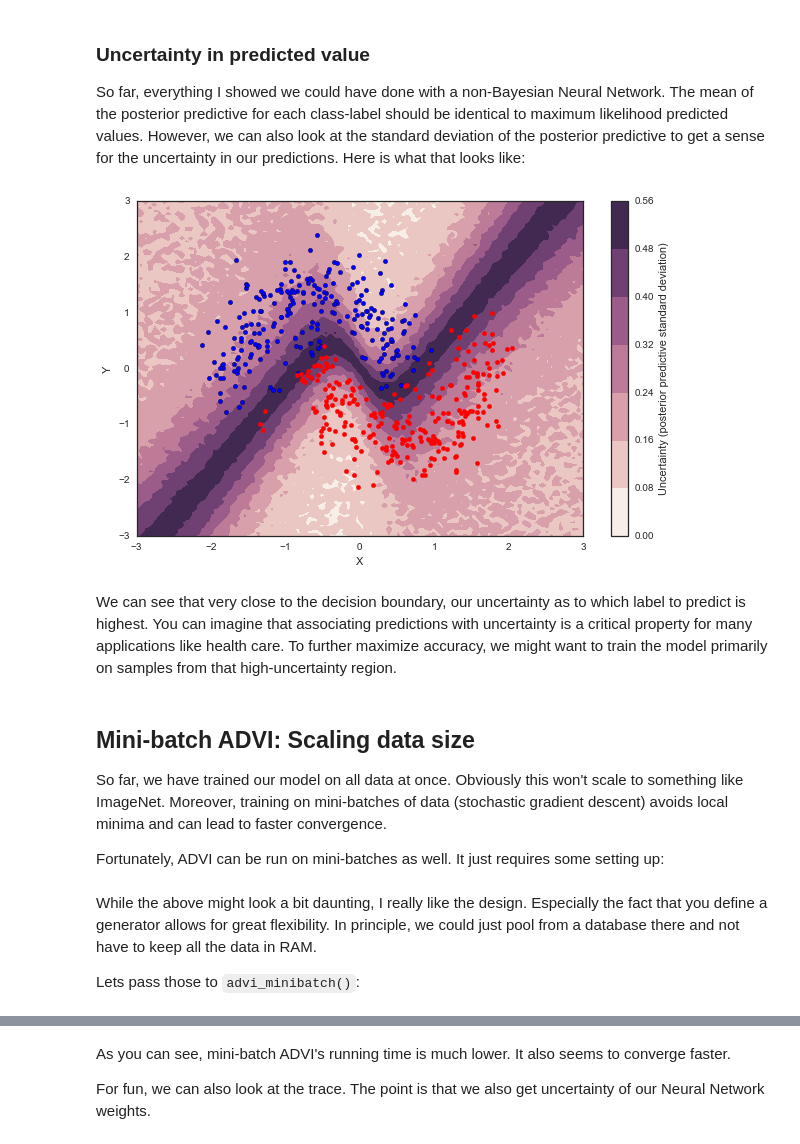
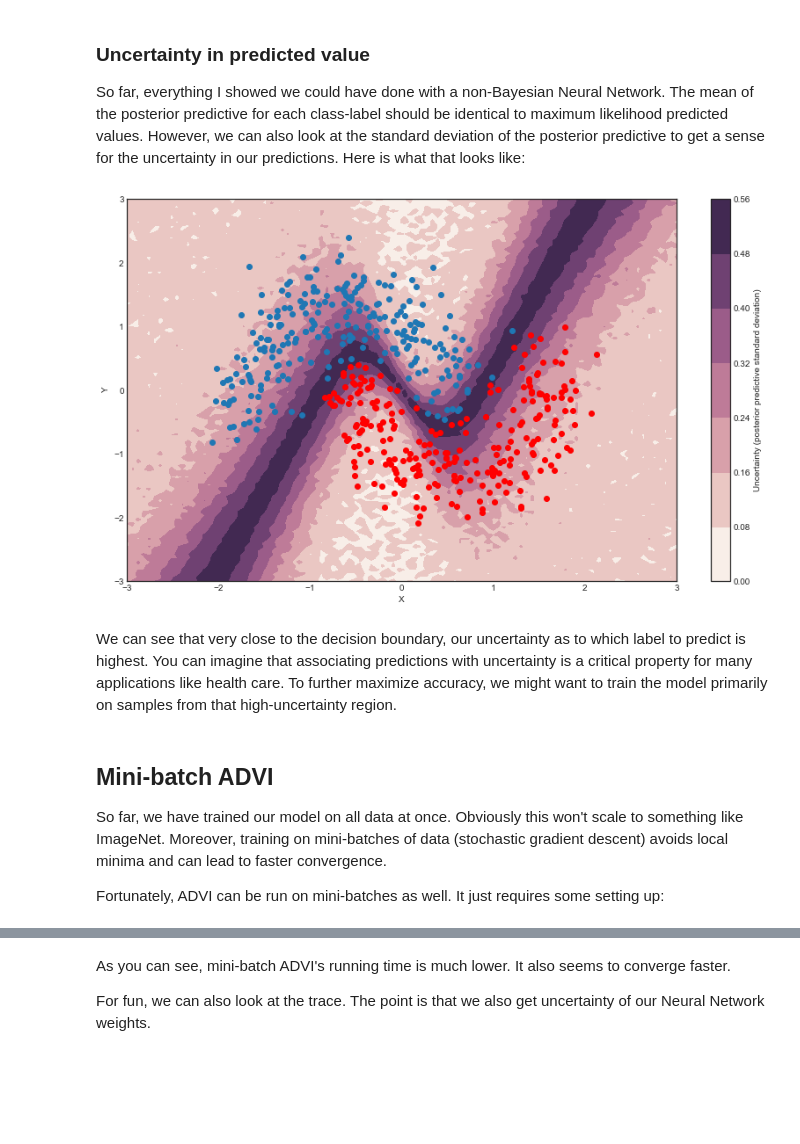
Before and after one commit to twiecki/WhileMyMCMCGentlySamples, a Jupyter notebook: content/downloads/notebooks/bayesian_neural_network.ipynb, the cells around one changed output, grey strips where cells are left out. Drawn from its saved outputs; the diff is of its cells as text; code cells hidden in the pictures; blank space fills up the shorter version.

```diff
--- a/content/downloads/notebooks/bayesian_neural_network.ipynb
+++ b/content/downloads/notebooks/bayesian_neural_network.ipynb
@@ -264,0 +150,2 @@ with neural_network:
+# %%
+trace = approx.sample(draws=5000)
@@ -267,10 +162,10 @@ Now that we trained our model, lets predict on the hold-out set using a posterio
 # %%
-# Replace shared variables with testing set
+# Replace arrays our NN references with the test data
 ann_input.set_value(X_test)
 ann_output.set_value(Y_test)
 
-# Creater posterior predictive samples
-ppc = pm.sample_ppc(trace, model=neural_network, samples=500)
+with neural_network:
+    ppc = pm.sample_ppc(trace, samples=500, progressbar=False)
 
 # Use probability of > 0.5 to assume prediction of class 1
 pred = ppc['out'].mean(axis=0) > 0.5
@@ -292,11 +189,15 @@ Hey, our neural network did all right!
 ## Lets look at what the classifier has learned
 
 For this, we evaluate the class probability predictions on a grid over the whole input space.
+# %%
+grid = pm.floatX(np.mgrid[-3:3:100j,-3:3:100j])
+grid_2d = grid.reshape(2, -1).T
+dummy_out = np.ones(grid.shape[1], dtype=np.int8)
 # %%
 ann_input.set_value(grid_2d)
 ann_output.set_value(dummy_out)
 
-# Creater posterior predictive samples
-ppc = pm.sample_ppc(trace, model=neural_network, samples=500)
+with neural_network:
+    ppc = pm.sample_ppc(trace, samples=500, progressbar=False)
 # %% [markdown]
 ### Probability surface
@@ -306,19 +218,19 @@ ppc = pm.sample_ppc(trace, model=neural_network, samples=500)
 So far, everything I showed we could have done with a non-Bayesian Neural Network. The mean of the posterior predictive for each class-label should be identical to maximum likelihood predicted values. However, we can also look at the standard deviation of the posterior predictive to get a sense for the uncertainty in our predictions. Here is what that looks like:
 # %%
 cmap = sns.cubehelix_palette(light=1, as_cmap=True)
-fig, ax = plt.subplots(figsize=(10, 6))
-contour = ax.contourf(X, Y, ppc['out'].std(axis=0).reshape(100, 100), cmap=cmap)
+fig, ax = plt.subplots(figsize=(14, 8))
+contour = ax.contourf(grid[0], grid[1], ppc['out'].std(axis=0).reshape(100, 100), cmap=cmap)
 ax.scatter(X_test[pred==0, 0], X_test[pred==0, 1])
 ax.scatter(X_test[pred==1, 0], X_test[pred==1, 1], color='r')
 cbar = plt.colorbar(contour, ax=ax)
 _ = ax.set(xlim=(-3, 3), ylim=(-3, 3), xlabel='X', ylabel='Y');
 cbar.ax.set_ylabel('Uncertainty (posterior predictive standard deviation)');
 # %% [output]
-[figure, old version]
+[figure, new version]
 # %% [markdown]
 We can see that very close to the decision boundary, our uncertainty as to which label to predict is highest. You can imagine that associating predictions with uncertainty is a critical property for many applications like health care. To further maximize accuracy, we might want to train the model primarily on samples from that high-uncertainty region.
 # %% [markdown]
-## Mini-batch ADVI: Scaling data size
+## Mini-batch ADVI
 
 So far, we have trained our model on all data at once. Obviously this won't scale to something like ImageNet. Moreover, training on mini-batches of data (stochastic gradient descent) avoids local minima and can lead to faster convergence.
 
@@ -352,4 +237,0 @@ total_size = len(Y_train)
-# %% [markdown]
-While the above might look a bit daunting, I really like the design. Especially the fact that you define a generator allows for great flexibility. In principle, we could just pool from a database there and not have to keep all the data in RAM.
-
-Lets pass those to `advi_minibatch()`:
```
Also changed, not shown: parts of 54 cells of this notebook.
